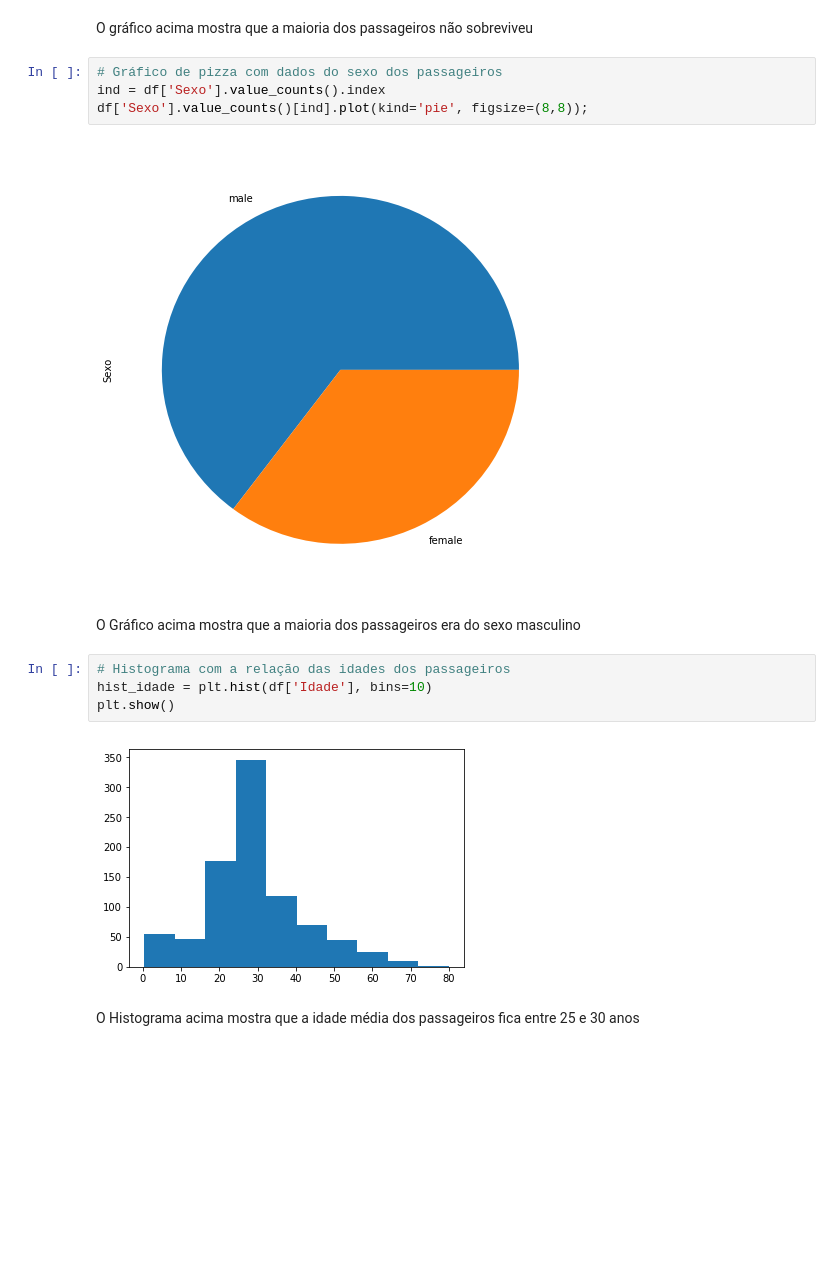
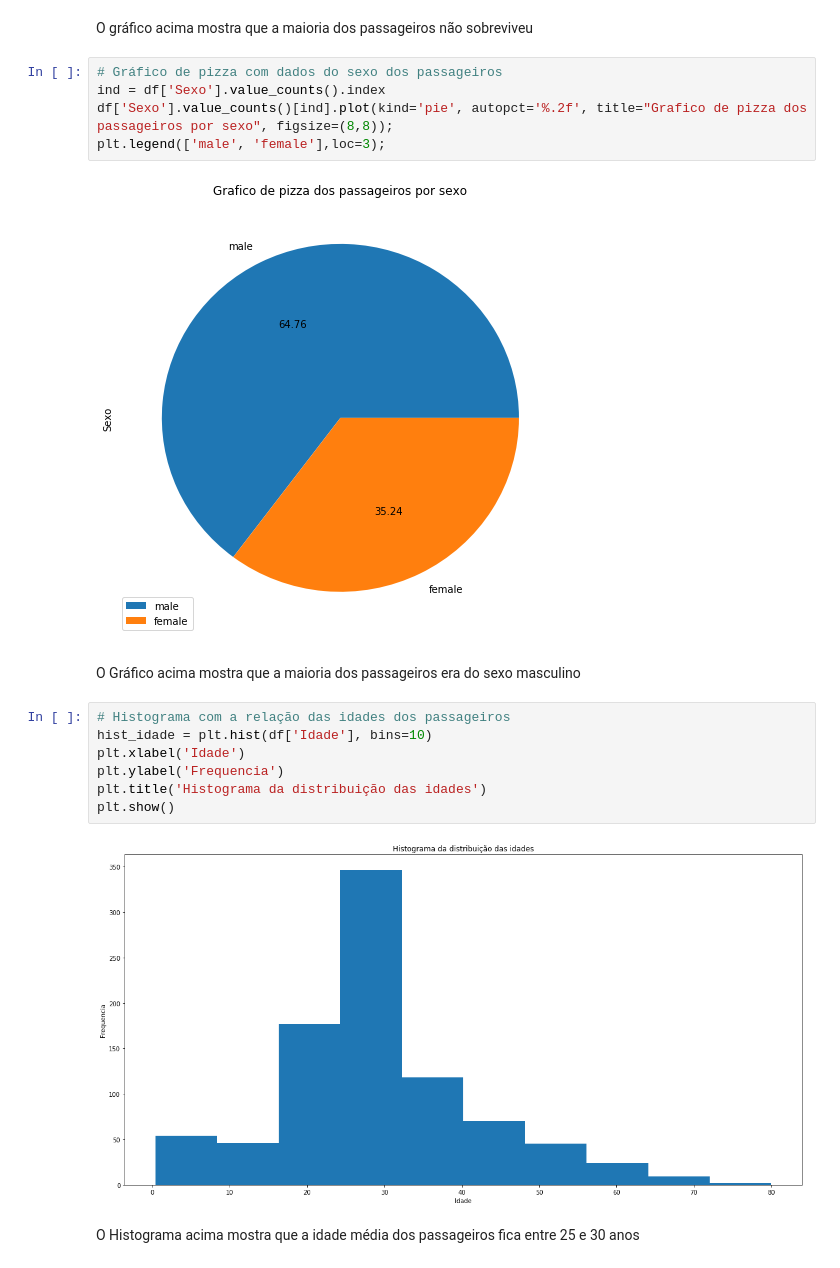
Before and after one commit to ricardo-noronha/Programa-Nanodegree-Fundamentos-de-Data-Science-I, a Jupyter notebook: Modulo3/Projeto2/process_titanic_data.ipynb, the cells around one changed output. Saved outputs shown, nothing was run; the diff lists cells and outputs as text; blank space fills up the shorter version.

```diff
--- a/Modulo3/Projeto2/process_titanic_data.ipynb
+++ b/Modulo3/Projeto2/process_titanic_data.ipynb
@@ -176,17 +192,21 @@ O gráfico acima mostra que a maioria dos passageiros não sobreviveu
 # %%
 # Gráfico de pizza com dados do sexo dos passageiros
 ind = df['Sexo'].value_counts().index
-df['Sexo'].value_counts()[ind].plot(kind='pie', figsize=(8,8));
+df['Sexo'].value_counts()[ind].plot(kind='pie', autopct='%.2f', title="Grafico de pizza dos passageiros por sexo", figsize=(8,8));
+plt.legend(['male', 'female'],loc=3);
 # %% [output]
-[figure, old version]
+[figure, new version]
 # %% [markdown]
 O Gráfico acima mostra que a maioria dos passageiros era do sexo masculino
 # %%
 # Histograma com a relação das idades dos passageiros
 hist_idade = plt.hist(df['Idade'], bins=10)
+plt.xlabel('Idade')
+plt.ylabel('Frequencia')
+plt.title('Histograma da distribuição das idades')
 plt.show()
 # %% [output]
-[figure, old version]
+[figure, new version]
 # %% [markdown]
 O Histograma acima mostra que a idade média dos passageiros fica entre 25 e 30 anos
 # %%
```
Also changed, not shown: parts of 16 cells of this notebook.
